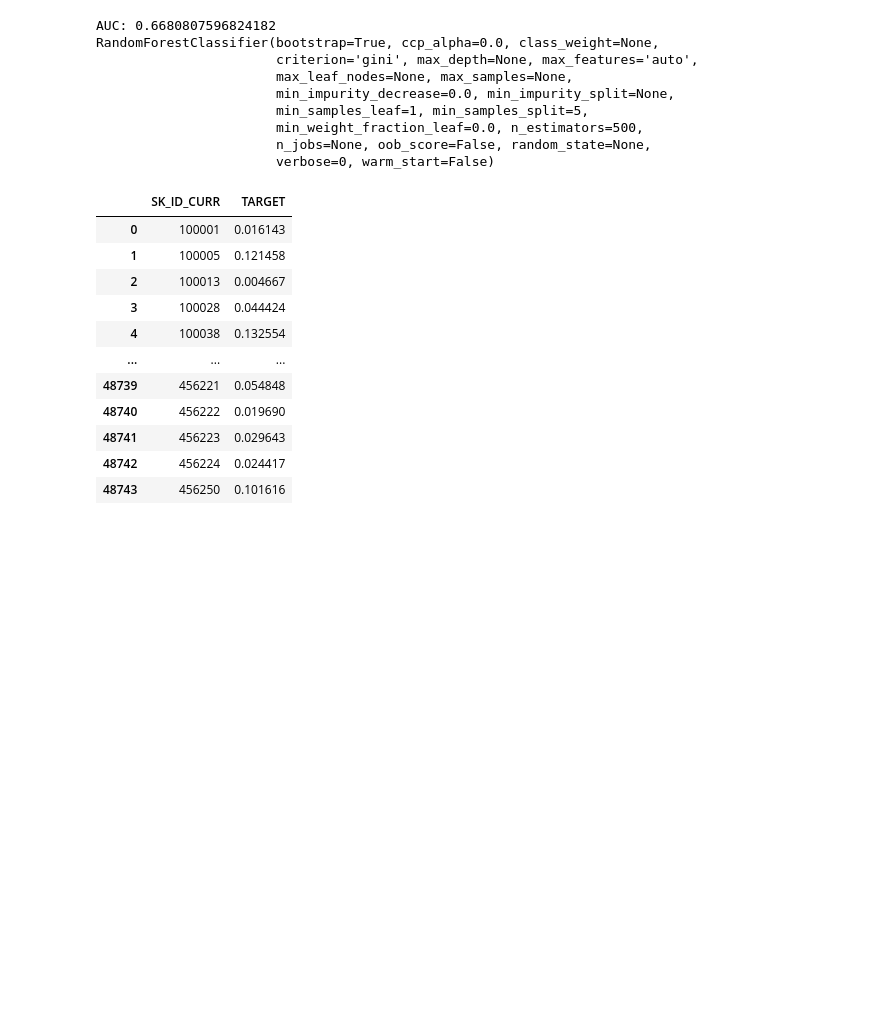
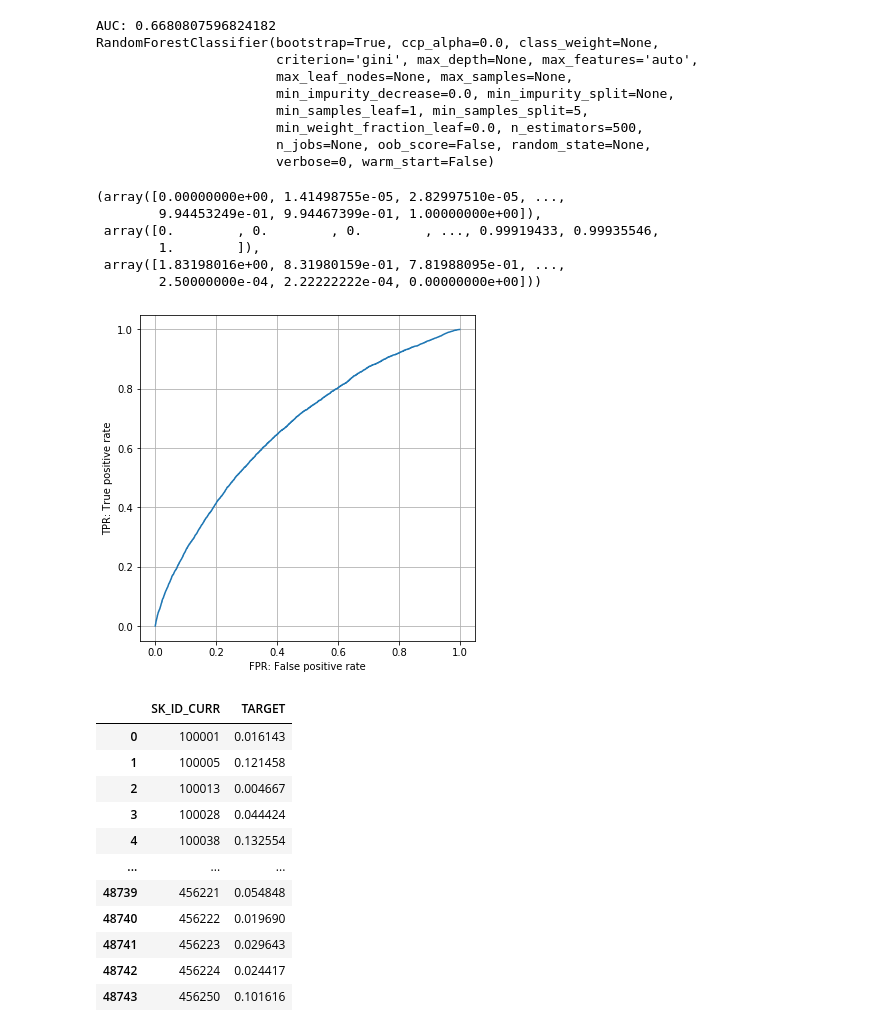
Before and after one commit to taiki-nakaso/diveintocode-ml, a Jupyter notebook: src/sprint/sprint1/session1.ipynb, the cells around one changed output. Cells and saved outputs as stored; diff of their text form; code cells hidden in the pictures; blank space fills up the shorter version.

```diff
--- a/src/sprint/sprint1/session1.ipynb
+++ b/src/sprint/sprint1/session1.ipynb
@@ -151,6 +151,27 @@ RandomForestClassifier(bootstrap=True, ccp_alpha=0.0, class_weight=None,
                        min_weight_fraction_leaf=0.0, n_estimators=500,
                        n_jobs=None, oob_score=False, random_state=None,
                        verbose=0, warm_start=False)
+# %%
+# プロット
+from sklearn.metrics import roc_curve
+roc = roc_curve(y2_test, y2_test_pred)
+display(roc)
+
+%matplotlib inline
+plt.rcParams["figure.figsize"] = (6, 6)
+plt.plot(roc[0], roc[1])
+plt.xlabel('FPR: False positive rate')
+plt.ylabel('TPR: True positive rate')
+plt.grid()
+plt.show()
+# %% [output]
+(array([0.00000000e+00, 1.41498755e-05, 2.82997510e-05, ...,
+        9.94453249e-01, 9.94467399e-01, 1.00000000e+00]),
+ array([0.        , 0.        , 0.        , ..., 0.99919433, 0.99935546,
+        1.        ]),
+ array([1.83198016e+00, 8.31980159e-01, 7.81988095e-01, ...,
+        2.50000000e-04, 2.22222222e-04, 0.00000000e+00]))
+[figure, added]
 # %%
 # testデータに対する推測を行う
 def out_pred_csv(df, X, model, filename='out_pred.csv'):
```
Also changed, not shown: parts of 14 cells of this notebook, 7 other files.
